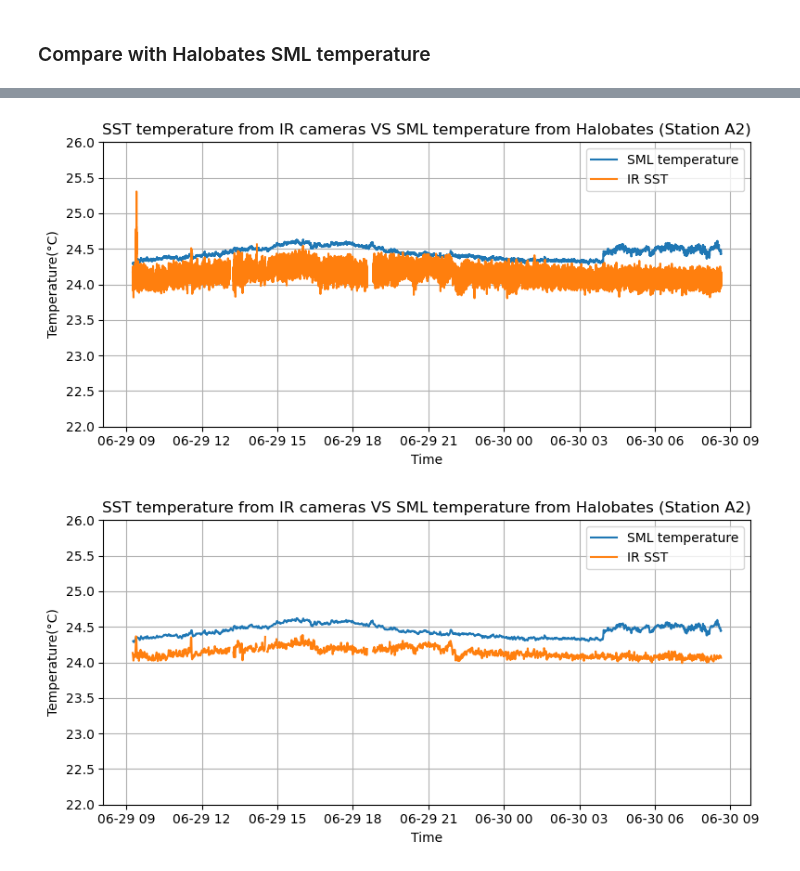
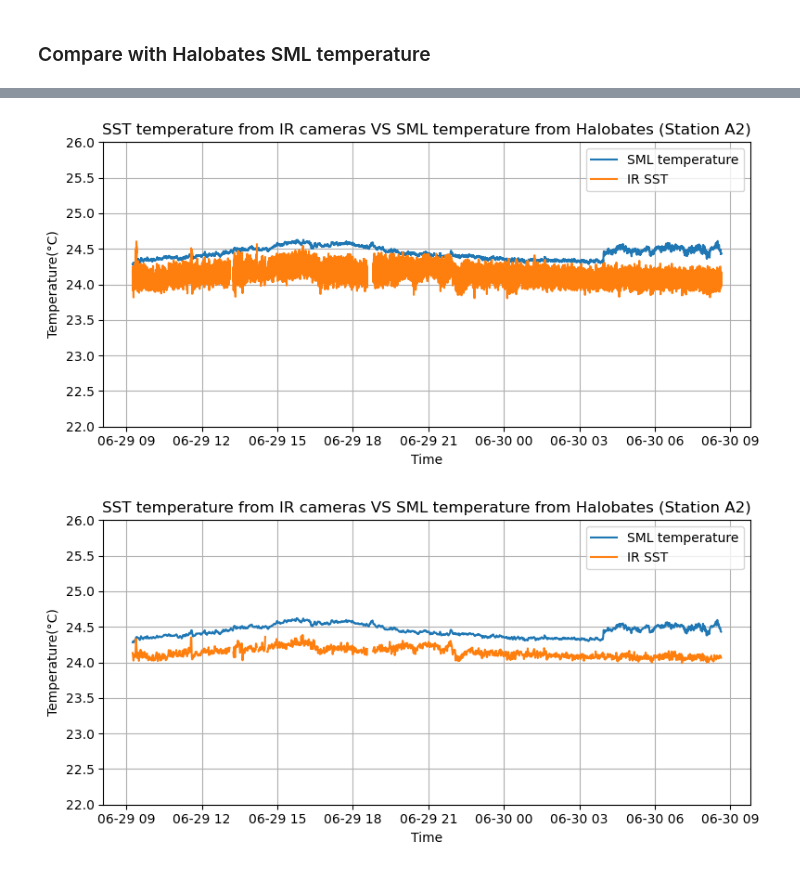
Before and after one commit to maibrittbergh/SST_RS_Meteor_2025, a Jupyter notebook: Infrared_cameras/postproc/halobates_compare.ipynb, the cells around one changed output, grey strips where cells are left out. Cells and saved outputs as stored; diff of their text form; code cells hidden in the pictures.

```diff
--- a/Infrared_cameras/postproc/halobates_compare.ipynb
+++ b/Infrared_cameras/postproc/halobates_compare.ipynb
@@ -182,3 +277,4 @@ def clean_sst(
 # %%
-sst_cleaned = clean_sst(df_sst, df_protocol, sst_variable="SST (°C)", shift_s=300) #Shift is the number of seconds before the scheduled start to define the "clean" reference window
+# Shift is the number of seconds before the scheduled start to define the "clean" reference window
+sst_cleaned = clean_sst_multideploy(df_sst, df_protocol, sst_variable="SST (°C)", shift_s=300)
 # %%
@@ -226,7 +322,7 @@ def remove_delta_outliers(series: pd.Series, reference: pd.Series, delta: float)
     return series.mask((series - reference).abs() > delta)
 
 # Remove values beyond num_std standard deviations from the mean.
-def remove_std_outliers(series: pd.Series, num_std: float = 2) -> pd.Series:
+def remove_std_outliers(series: pd.Series, num_std: float) -> pd.Series:
     """
     Mask values beyond num_std standard deviations from the mean.
     """
@@ -234,14 +330,14 @@ def remove_std_outliers(series: pd.Series, num_std: float = 2) -> pd.Series:
     return series.mask((series - m).abs() > num_std * s)
 # %%
 # === Apply all functions to remove peaks
-min_sst = 22  # Define a minimum SST value to clip
+min_sst = 24  # Define a minimum SST value to clip
 max_sst = 26  # Define a maximum SST value to clip
 
 sst_removepeaks = sst_cleaned.copy()
 sst_removepeaks['y_clipped']       = clip_data(sst_removepeaks['SST (\u00b0C)'], min_sst, max_sst)
 sst_removepeaks['y_ewma_fb']       = ewma_forward_backward(sst_removepeaks['y_clipped'], span=100)
-sst_removepeaks['y_no_delta']      = remove_delta_outliers(sst_removepeaks['y_clipped'], sst_removepeaks['y_ewma_fb'], delta=0.45)
-sst_removepeaks['y_no_peaks']      = remove_std_outliers(sst_removepeaks['y_no_delta'], num_std=2)
+sst_removepeaks['y_no_delta']      = remove_delta_outliers(sst_removepeaks['y_clipped'], sst_removepeaks['y_ewma_fb'], delta=0.5)
+sst_removepeaks['y_no_peaks']      = remove_std_outliers(sst_removepeaks['y_no_delta'], num_std=3)
 # %%
 # PLOT
 plt.figure(figsize=(10, 5))
@@ -295,0 +397,27 @@ plt.show()
+# %%
+#Clip Halobates data to IR camera data
+non_na = sst_removepeaks.dropna(subset=['y_no_peaks'])
+start_time = non_na['Time'].min()
+end_time   = non_na['Time'].max()
+
+
+mask = (df_halo['Time'] >= start_time) & (df_halo['Time'] <= end_time)
+df_halo_clipped = df_halo.loc[mask].copy()
+df_halo_clipped.reset_index(drop=True, inplace=True)
+
+# Remove first and last Nans from SST data as well
+mask2 = (sst_removepeaks['Time'] >= start_time) & (sst_removepeaks['Time'] <= end_time)
+sst_cleaned_clipped = sst_removepeaks.loc[mask2].copy()
+sst_cleaned_clipped.reset_index(drop=True, inplace=True)
+
+plt.figure(figsize=(8, 4))
+plt.plot(df_halo['Time'], df_halo["CTD_Temp_SML"], label='SML temperature (raw)')
+plt.plot(df_halo_clipped['Time'], df_halo_clipped['CTD_Temp_SML'], label='SML temperature (clipped)')
+plt.xlabel('Time')
+plt.ylabel('Temperature(°C)')
+plt.title(f'CTD_Temp_SML before and after clipping to bridge down and up (Station {ID})')
+plt.legend()
+plt.grid(True)
+plt.tight_layout()
+plt.ylim(22, 26)
+plt.show()
@@ -296,18 +426,18 @@ plt.show()
 # %%
 # Compare Halobates SML temperature with SST after removing peaks
 
 plt.figure(figsize=(8, 4))
 plt.plot(df_halo_clipped['Time'], df_halo_clipped['CTD_Temp_SML'], label='SML temperature')
-plt.plot(sst_cleaned['Time'], sst_cleaned["SST (°C)"], label='IR SST')
+plt.plot(sst_cleaned_clipped['Time'], sst_cleaned_clipped["y_no_peaks"], label='IR SST')
 plt.xlabel('Time')
 plt.ylabel('Temperature(°C)')
 plt.title(f'SST temperature from IR cameras VS SML temperature from Halobates (Station {ID})')
 plt.legend()
 plt.grid(True)
 plt.tight_layout()
 plt.ylim(22, 26)
 plt.show()
 # %% [output]
-[figure, old version]
+[figure, new version]
 # %%
 # Calculate 1 minute averages
```
Also changed, not shown: parts of 16 cells of this notebook, 9 other files.
